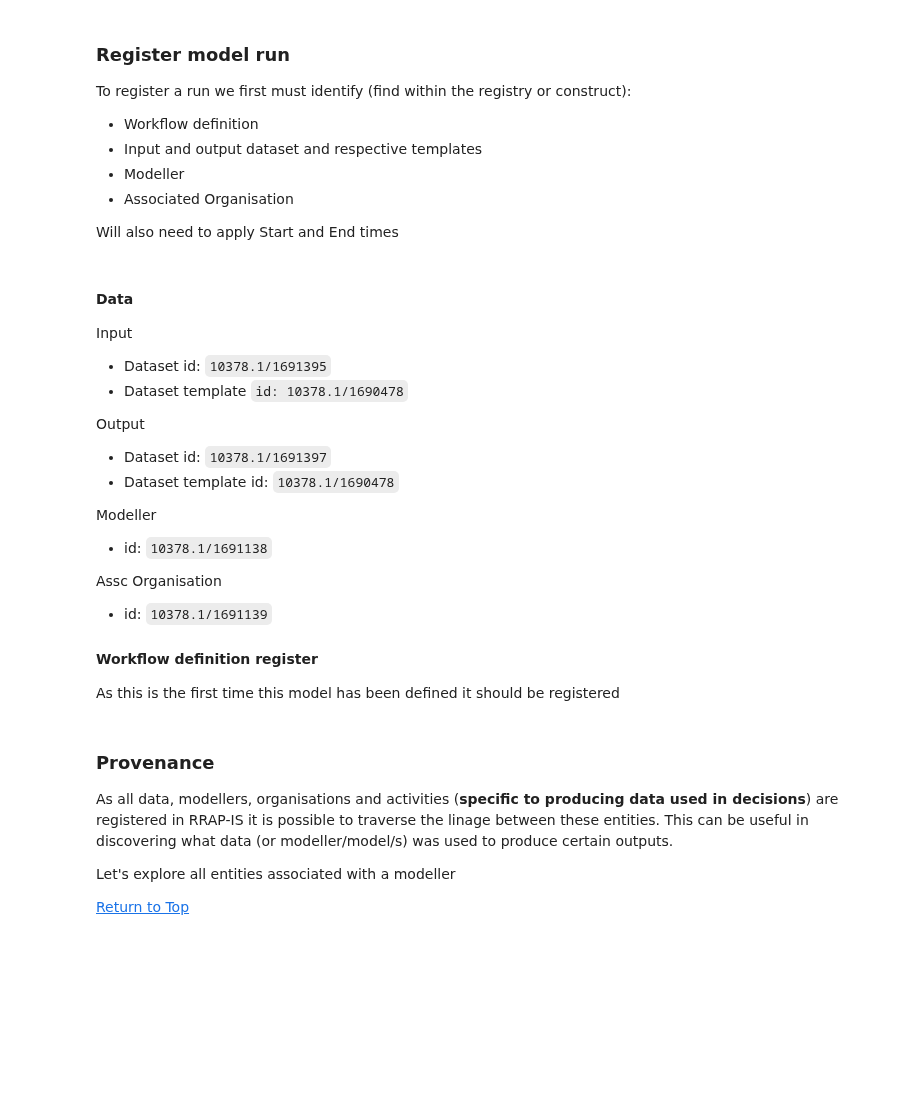
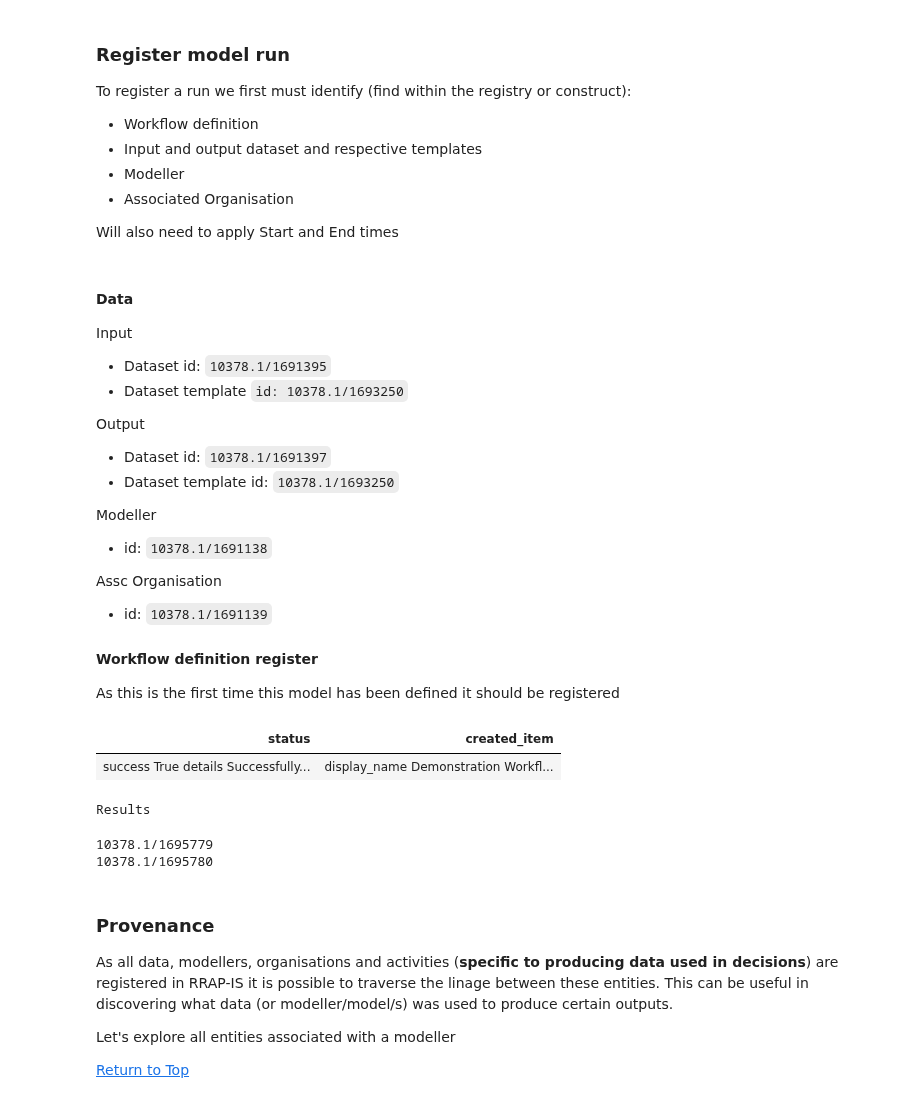
Before and after one commit to gbrrestoration/rrap-demo-blog, a Jupyter notebook: _notebooks/2022-09-09-rrap-is-workflow.ipynb, the cells around one changed output. Drawn from its saved outputs; the diff is of its cells as text; code cells hidden in the pictures; blank space fills up the shorter version.

Commit message:
workflow notebook

```diff
--- a/_notebooks/2022-09-09-rrap-is-workflow.ipynb
+++ b/_notebooks/2022-09-09-rrap-is-workflow.ipynb
@@ -435,11 +481,11 @@ Will also need to apply Start and End times
 
 Input
 - Dataset id: `10378.1/1691395`
-- Dataset template `id: 10378.1/1690478`
+- Dataset template `id: 10378.1/1693250`
 
 Output
 - Dataset id: `10378.1/1691397`
-- Dataset template id: `10378.1/1690478`
+- Dataset template id: `10378.1/1693250`
 
 Modeller
 - id: `10378.1/1691138`
@@ -450,23 +496,47 @@ Assc Organisation
 #### Workflow definition register
 
 As this is the first time this model has been defined it should be registered
+# %%
+template_payload = {
+  "display_name": "Example dataset template",
+  "description": "Description for example dataset template",
+  "defined_resources": [],
+  "deferred_resources": []
+}
+response = register_item(template_payload, ItemType.DATASET_TEMPLATE, auth)
+dataset_template_id = response['created_item']['id']
 # %%
 workflows = [{
   "display_name": "Demonstration Workflow Definition",
-  "version": "0.0.1",
-  "software": "10378.1/1691396",
+  "software_version": "0.0.1",
+  "software_id": model_id,
   "automation_schedule": {},
   "input_templates": [
-    "10378.1/1690478"
+    {
+      "template_id" : dataset_template_id
+    }
   ],
   "output_templates": [
-    "10378.1/1690478"
+    {
+      "template_id" : dataset_template_id
+    }
   ]
 }]
 
 auth = token_manager.get_auth
 responses_json = [register_item(wf, ItemType.MODEL_RUN_WORKFLOW, auth) for wf in workflows]
+workflow_id = responses_json[0]["created_item"]["id"]
 HTML(json_to_md(responses_json))
+# %% [output]
+| status | created_item |
+| success True details Successfully... | display_name Demonstration Workfl... |
+Results
+# %%
+print(dataset_template_id)
+print(workflow_id)
+# %% [output]
+10378.1/1695779
+10378.1/1695780
 # %%
 # Register the model run
 auth = token_manager.get_auth
```
Also changed, not shown: parts of 12 cells of this notebook.
